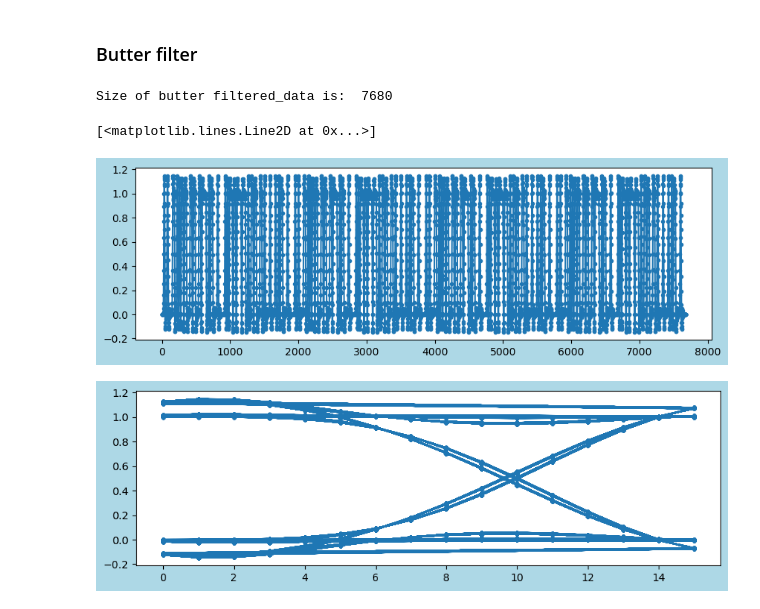
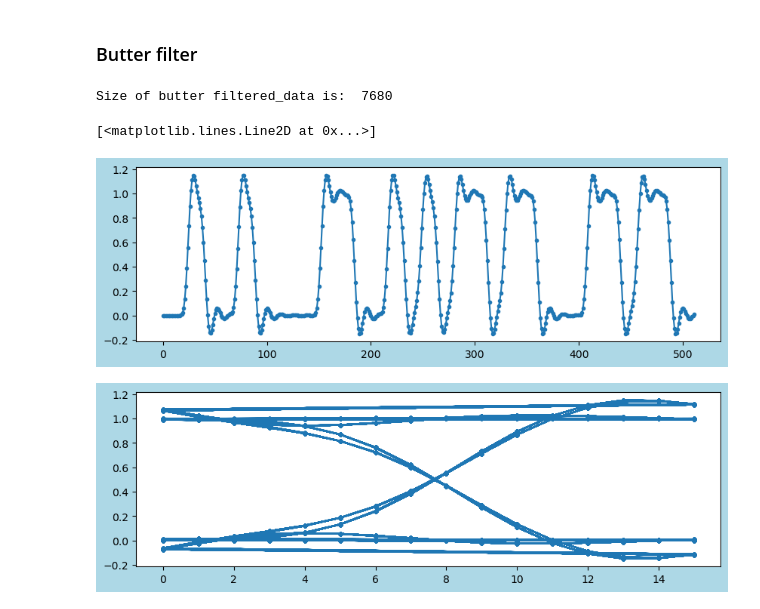
Before and after one commit to tacticstactics/Intercoder-Reliability, a Jupyter notebook: Hello-World-Reliability.ipynb, the cells around one changed output. Drawn from its saved outputs; the diff is of its cells as text; code cells hidden in the pictures.

```diff
--- a/Hello-World-Reliability.ipynb
+++ b/Hello-World-Reliability.ipynb
@@ -47,7 +47,7 @@ print(type(binary_converted_1_ndarray))
 
 fig1 = plt.figure(figsize = (10,3), facecolor='lightblue')
 ax1_1 = fig1.add_subplot(1, 1, 1)
-ax1_1.stem(binary_converted_1_ndarray, ".-", label = 'binary_converted_1_ndarray')
+ax1_1.stem(binary_converted_1_ndarray[0:32], ".-", label = 'binary_converted_1_ndarray')
 ax1_1.legend()
 
 #Create time_ndarray
@@ -67,7 +67,8 @@ print('Size of TX Analog values 1 is: ', TX_analog_values1.size)
 
 fig1 = plt.figure(figsize = (10,3), facecolor='lightblue')
 ax1_1 = fig1.add_subplot(1, 1, 1)
-ax1_1.plot(TX_analog_values1, ".-")
+sss = int(32 * repetitions1)
+ax1_1.plot(TX_analog_values1[0:sss], ".-")
 
 fig1 = plt.figure(figsize = (10,3), facecolor='lightblue')
 ax1_1 = fig1.add_subplot(1, 1, 1)
@@ -164,27 +165,27 @@ The regenerated_string_1 is:  Hello, World!, Hello, World!, Hello, World!, Hello
 # %%
 #Butter Filter
 order = 6
-normal_cutoff = 0.125 # 0 to 1
+normal_cutoff = 0.16 # 0 to 1
 b, a = signal.butter(order, normal_cutoff, btype='low', analog=False)
 
 data1_butter_filtered = signal.lfilter(b, a, TX_analog_values1) # scipy.signal.lfilter
 #print(data1_butter_filtered)
 
 #print('Size of butter filtered_data is: ', sys.getsizeof(data1_butter_filtered))
 print('Size of butter filtered_data is: ', data1_butter_filtered.size)
 
 fig1 = plt.figure(figsize = (10,3), facecolor='lightblue')
 ax1_1 = fig1.add_subplot(1, 1, 1)
-ax1_1.plot(data1_butter_filtered, ".-")
+ax1_1.plot(data1_butter_filtered[0:sss], ".-")
 
 fig1 = plt.figure(figsize = (10,3), facecolor='lightblue')
 ax1_1 = fig1.add_subplot(1, 1, 1)
 ax1_1.plot(array, data1_butter_filtered, ".-")
 # %% [output]
 Size of butter filtered_data is:  7680
 [<matplotlib.lines.Line2D at 0x...>]
-[figure, old version]
+[figure, new version]
-[figure, old version]
+[figure, new version]
 # %%
 
 splitarray1 = np.hsplit(data1_butter_filtered, lengthofbinary_converted_1) # butter_filtered
```
Also changed, not shown: parts of 3 cells of this notebook.
